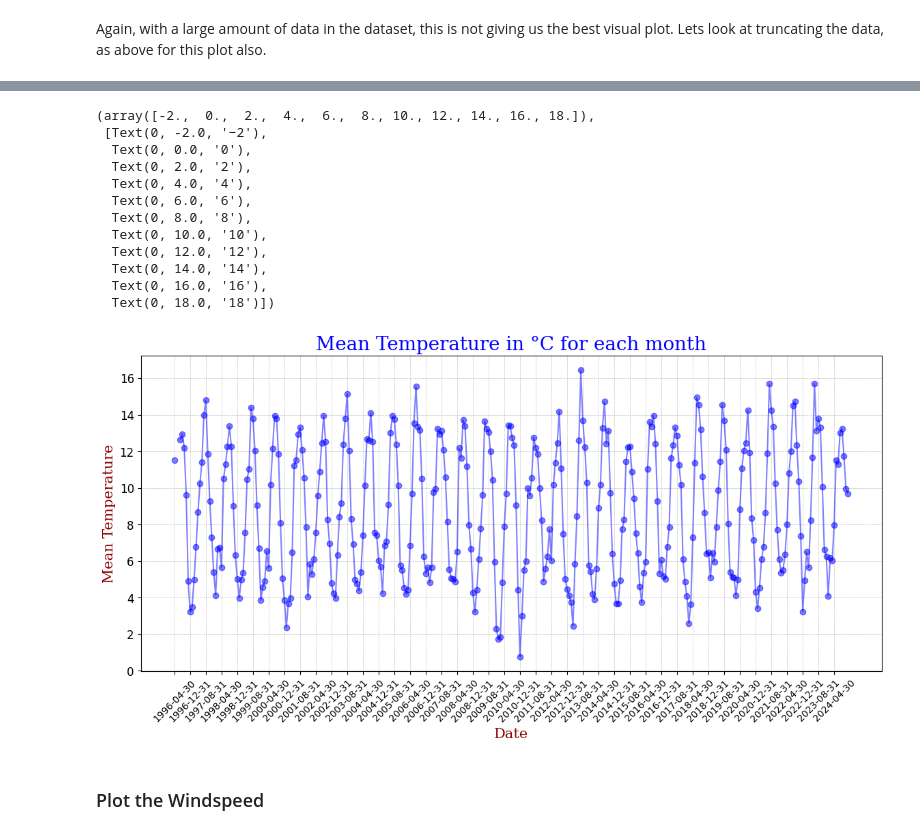
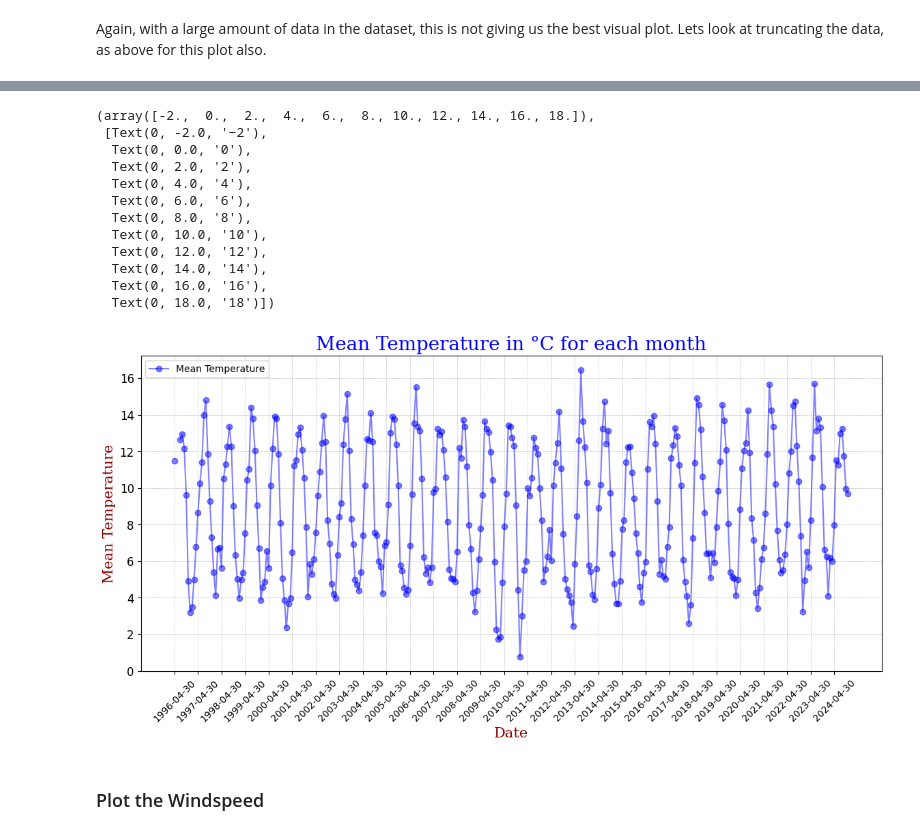
Before and after one commit to MikeCurleyCoosan/PFDA, a Jupyter notebook: PFDA_assignments/assignment06_weather.ipynb, the cells around one changed output, grey strips where cells are left out. Saved outputs shown, nothing was run; the diff lists cells and outputs as text; code cells hidden in the pictures.

```diff
--- a/PFDA_assignments/assignment06_weather.ipynb
+++ b/PFDA_assignments/assignment06_weather.ipynb
@@ -279,36 +324,43 @@ meantemp_mounthly = df['Temperature (°C)'].resample('ME').mean()
 fig, ax = plt.subplots(figsize=(14, 6))
 
 #Set the colors for the pie chart.
 colors = ['blue', 'green', 'red']
 
 #Set the font for the x and y axis labels and the title
 font1 = {'family':'serif','color':'blue','size':20}
 font2 = {'family':'serif','color':'darkred','size':15}
 
 #Plot the mean temperature data
 ax.plot(meantemp_mounthly.index.astype(str), meantemp_mounthly, color='blue', marker='o', alpha=0.5)
+#Add a title
 ax.set_title('Mean Temperature in °C for each month', fontdict = font1)
+#Add labels
 ax.set_xlabel('Date', fontdict = font2)
 ax.set_ylabel('Mean Temperature', fontdict = font2)
+#Add a grid
 ax.grid(True, which='both', linestyle='--', linewidth=0.4)
-#Set the x-axis to show only every 6th month
-ax.set_xticks(ax.get_xticks()[::8])
+
+#Add a legend
+plt.legend(['Mean Temperature'], loc='upper left')
+
+#Set the x-axis to show every 12 months
+ax.set_xticks(ax.get_xticks()[::12])
 plt.xticks(rotation=45)
 plt.yticks(fontsize=12)
 # %% [output]
 (array([-2.,  0.,  2.,  4.,  6.,  8., 10., 12., 14., 16., 18.]),
  [Text(0, -2.0, '−2'),
   Text(0, 0.0, '0'),
   Text(0, 2.0, '2'),
   Text(0, 4.0, '4'),
   Text(0, 6.0, '6'),
   Text(0, 8.0, '8'),
   Text(0, 10.0, '10'),
   Text(0, 12.0, '12'),
   Text(0, 14.0, '14'),
   Text(0, 16.0, '16'),
   Text(0, 18.0, '18')])
-[figure, old version]
+[figure, new version]
 # %% [markdown]
 ### Plot the Windspeed
 # %%
```
Also changed, not shown: parts of 10 cells of this notebook.
